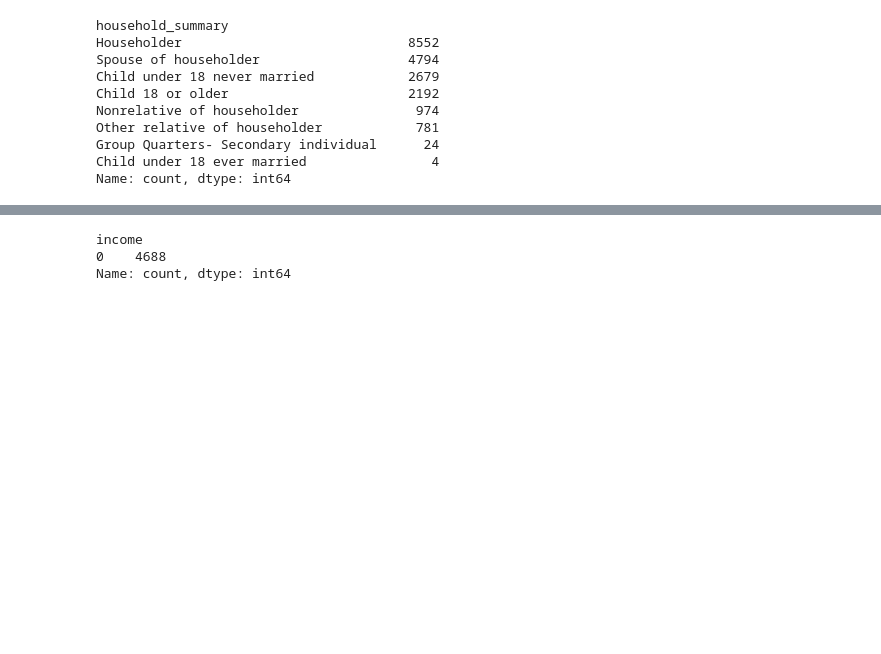
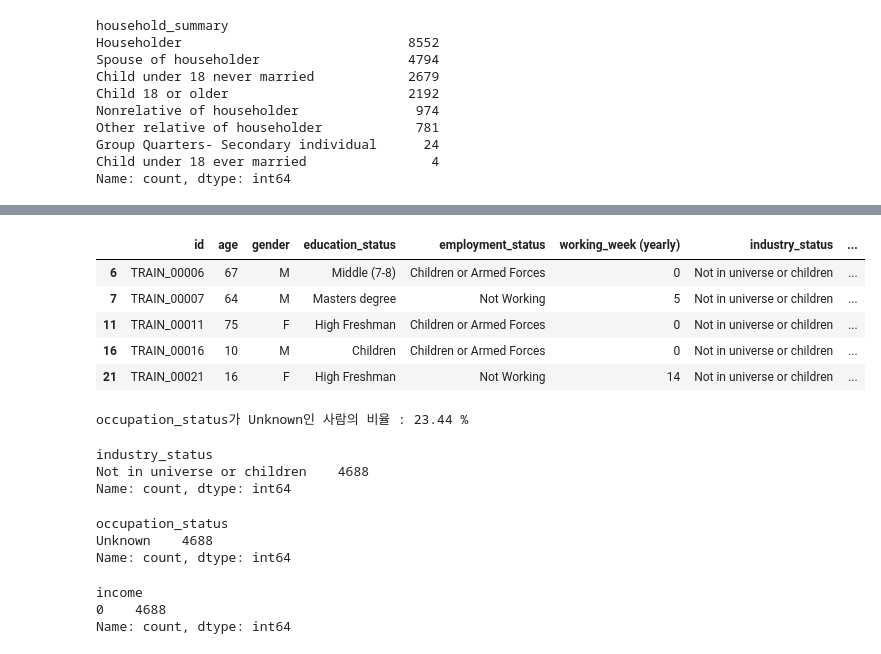
Before and after one commit to benidjor/income-prediction-dacon, a Jupyter notebook: preprocessing-income-prediction.ipynb, the cells around one changed output, grey strips where cells are left out. Saved outputs shown, nothing was run; the diff lists cells and outputs as text; code cells hidden in the pictures; blank space fills up the shorter version.

```diff
--- a/preprocessing-income-prediction.ipynb
+++ b/preprocessing-income-prediction.ipynb
@@ -334 +303,30 @@ Name: count, dtype: int64
+# %%
+# occupation_status Unknown인 것들만 모아서 확인
+train_df[train_df.occupation_status=="Unknown"].head()
+# %% [output]
+|  | id | age | gender | education_status | employment_status | working_week (yearly) | industry_status | ... |
+| 6 | TRAIN_00006 | 67 | M | Middle (7-8) | Children or Armed Forces | 0 | Not in universe or children | ... |
+| 7 | TRAIN_00007 | 64 | M | Masters degree | Not Working | 5 | Not in universe or children | ... |
+| 11 | TRAIN_00011 | 75 | F | High Freshman | Children or Armed Forces | 0 | Not in universe or children | ... |
+| 16 | TRAIN_00016 | 10 | M | Children | Children or Armed Forces | 0 | Not in universe or children | ... |
+| 21 | TRAIN_00021 | 16 | F | High Freshman | Not Working | 14 | Not in universe or children | ... |
+# %%
+# 전체 데이터에서  occupation_status Unknown인 사람의 비율
+print("occupation_status가 Unknown인 사람의 비율 :", train_df[train_df.occupation_status=="Unknown"].shape[0] / train_df.shape[0] * 100, "%")
+# %% [output]
+occupation_status가 Unknown인 사람의 비율 : 23.44 %
+# %%
+# occupation_status가 Unknown인 경우 industry_status : 모두 Not in universe or children
+train_df[train_df.occupation_status=="Unknown"]["industry_status"].value_counts()
+# %% [output]
+industry_status
+Not in universe or children    4688
+Name: count, dtype: int64
+# %%
+# 반대로 industry_status가 Not in universe or children인 경우 occupation_status : 모두 Unknown
+train_df[train_df.industry_status=="Not in universe or children"]["occupation_status"].value_counts()
+# %% [output]
+occupation_status
+Unknown    4688
+Name: count, dtype: int64
 # %%
```
Also changed, not shown: parts of 13 cells of this notebook.
